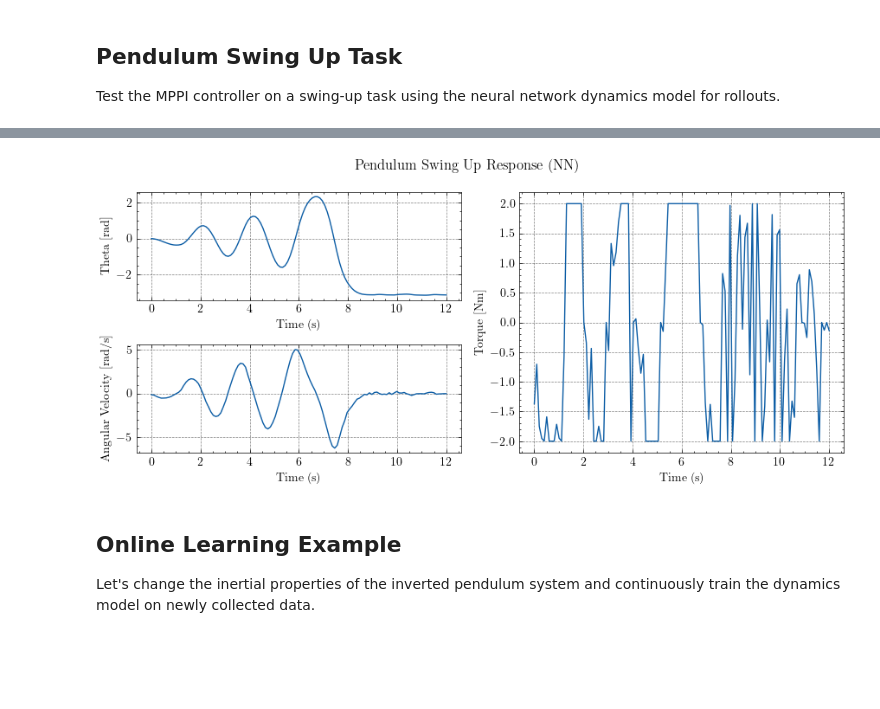
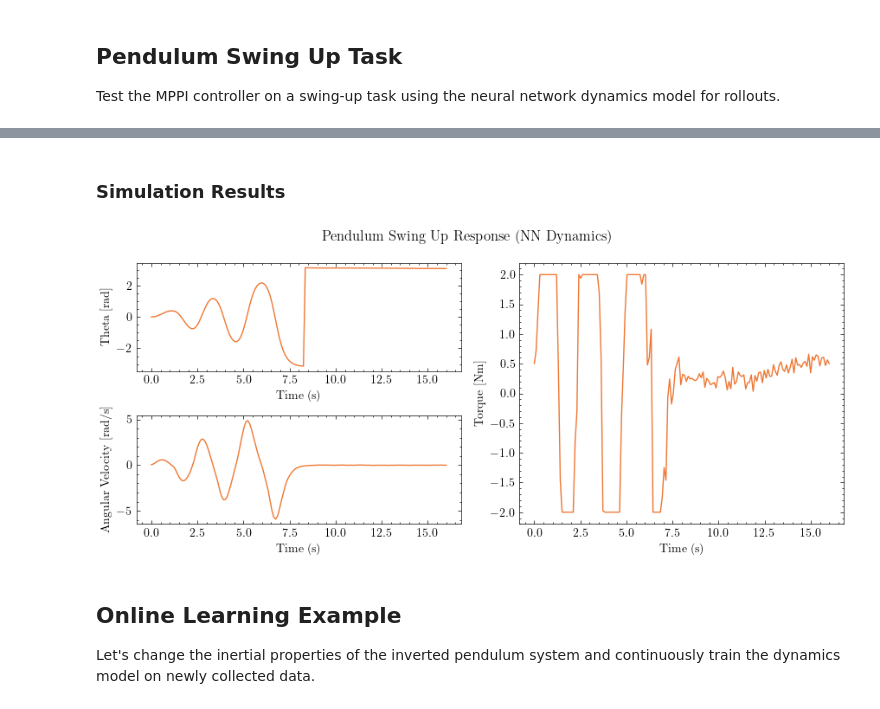
Before and after one commit to micahreich/mppi-neural-dynamics, a Jupyter notebook: control/MPPI_NNPlayground.ipynb, the cells around one changed output, grey strips where cells are left out. Cells and saved outputs as stored; diff of their text form; code cells hidden in the pictures; blank space fills up the shorter version.

```diff
--- a/control/MPPI_NNPlayground.ipynb
+++ b/control/MPPI_NNPlayground.ipynb
@@ -2,16 +2,16 @@
 import sys
 sys.path.append("..")
 
-from system_controller import SystemController
-from utils import transform_angle_error, transform_02pi_to_negpospi
+from system_controller import SystemController, ControlNoiseInit
+from utils import transform_angle_error, transform_02pi_to_negpospi, Simulator, Path, Trajectory
 from neural_networks.dynamics_networks import TransferNN
 
 import numpy as np
 import time
 import matplotlib.pyplot as plt
 from time import perf_counter
-from scipy.integrate import odeint
 import os
 from pathlib import Path
 
-plt.style.use(["science", "grid"])
+plt.style.use(["science", "vibrant"])
+ls = {"loose dash": (0, (5, 10)), "dash": (0, (5, 5))}
@@ -82,12 +47,10 @@ To enable them in other operations, rebuild TensorFlow with the appropriate comp
 # %%
 from systems.dynamical_systems import Pendulum
 
-pend_env = Pendulum(m=1, l=1, b=0.1, dt=1 / 10)
+pend = Pendulum(m=1, l=1, b=0.1, dt=1 / 10)
 
 DESIRED_THETA = np.pi
 DESIRED_OMEGA = 0.0
-
-# Define the controller cost functions
 
 def terminal_cost(x):
     theta, omega = x
@@ -96,30 +59,34 @@ def terminal_cost(x):
     omega_error = DESIRED_OMEGA - omega
 
     error = np.array([theta_error, omega_error])
-    Q = np.diag([10, 1])
+    Q = np.diag([1000, 1])
 
     return error.T @ Q @ error
+
 
 def state_cost(x):
     theta, omega = x
 
-    theta_error = transform_angle_error(DESIRED_THETA - theta)
+    theta_error = np.cos(theta - DESIRED_THETA + np.pi) + 1
 
     error = np.array([theta_error])
-    Q = np.diag([1])
+    Q = np.diag([1000])
 
     return error.T @ Q @ error
 
 pend_controller = SystemController(
-    ds=pend_env,
+    ds=pend,
     n_rollouts=100,
     horizon_length=10,
-    exploration_cov=np.diag([0.5 ** 2]),
-    exploration_lambda=1e-2,
+    exploration_cov=np.diag([2.0 ** 2]),
+    exploration_lambda=2e1,
+    alpha_mu=0.5,
+    alpha_sigma=0.95,
     state_cost=state_cost, terminal_cost=terminal_cost,
-    control_range={"min": pend_env.u_lo, "max": pend_env.u_hi},
+    control_range={"min": pend.u_lo, "max": pend.u_hi},
+    control_noise_initialization=ControlNoiseInit.ZERO,
     nn_model=pend_nn_model
-).build()
+)
 # %% [markdown]
 ## Neural Network vs. Ground Truth (Natural Dynamics)
 Test the neural network dynamics model with the natural dynamics of the system before using it in the controller
@@ -178,4 +143,6 @@ def pend_initial_state_str(initial_state):
 # %%
-states, controls, time = run_simulation(ds=pend_env, controller=pend_controller, simulation_length=12,
-                                        initial_state=np.array([np.radians(0), 0]))
+INITIAL_STATE = np.array([np.radians(0), 0])
+
+pend_env = Simulator(pend, controller=pend_controller)
+states, controls, time = pend_env.run(simulation_length=16, initial_state=INITIAL_STATE, controlled=True)
 # %% [output]
@@ -183,22 +150,24 @@ pendulum simulation elapsed time: 3.28684 s
+# %% [markdown]
+### Simulation Results
 # %%
 # Plot the results
 fig, axd = plt.subplot_mosaic([['ul', 'r'], ['ll', 'r']], figsize=(9, 4), layout="constrained")
 
-fig.suptitle("Pendulum Swing Up Response (NN)")
+fig.suptitle("Pendulum Swing Up Response (NN Dynamics)")
 
 axd["ul"].plot(time, transform_02pi_to_negpospi(states[:, 0]), label="Theta")
 axd["ul"].set(xlabel="Time (s)", ylabel="Theta [rad]")
 
 axd["ll"].plot(time, states[:, 1], label="Angular Velocity")
 axd["ll"].set(xlabel="Time (s)", ylabel="Angular Velocity [rad/s]")
 
 axd["r"].plot(time, controls[:, 0])
 axd["r"].set(xlabel="Time (s)", ylabel="Torque [Nm]")
 
 plt.tight_layout()
-fig.savefig("figs/pendulum_swingup_nn.png")
+fig.savefig("figs/nn_pendulum_swingup.png")
 # %% [output]
-[figure, old version]
+[figure, new version]
 # %% [markdown]
 ## Online Learning Example
 Let's change the inertial properties of the inverted pendulum system and continuously train the dynamics model on newly collected data.
```
Also changed, not shown: parts of 21 cells of this notebook, 25 other files.
